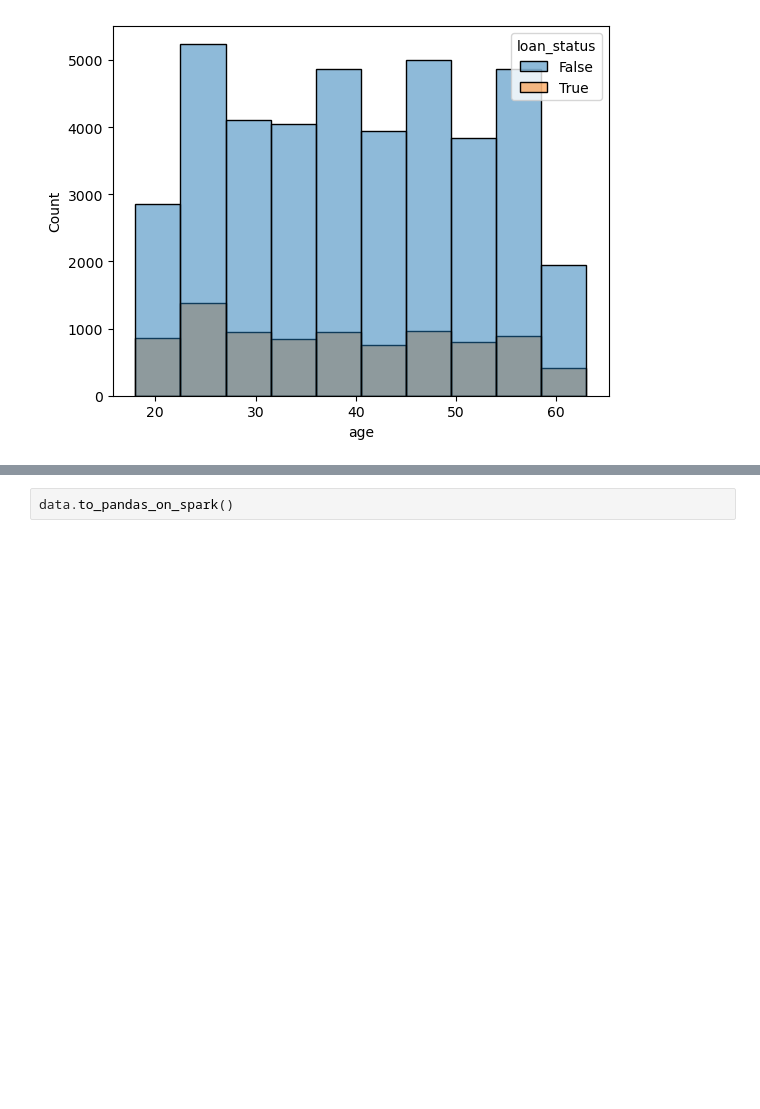
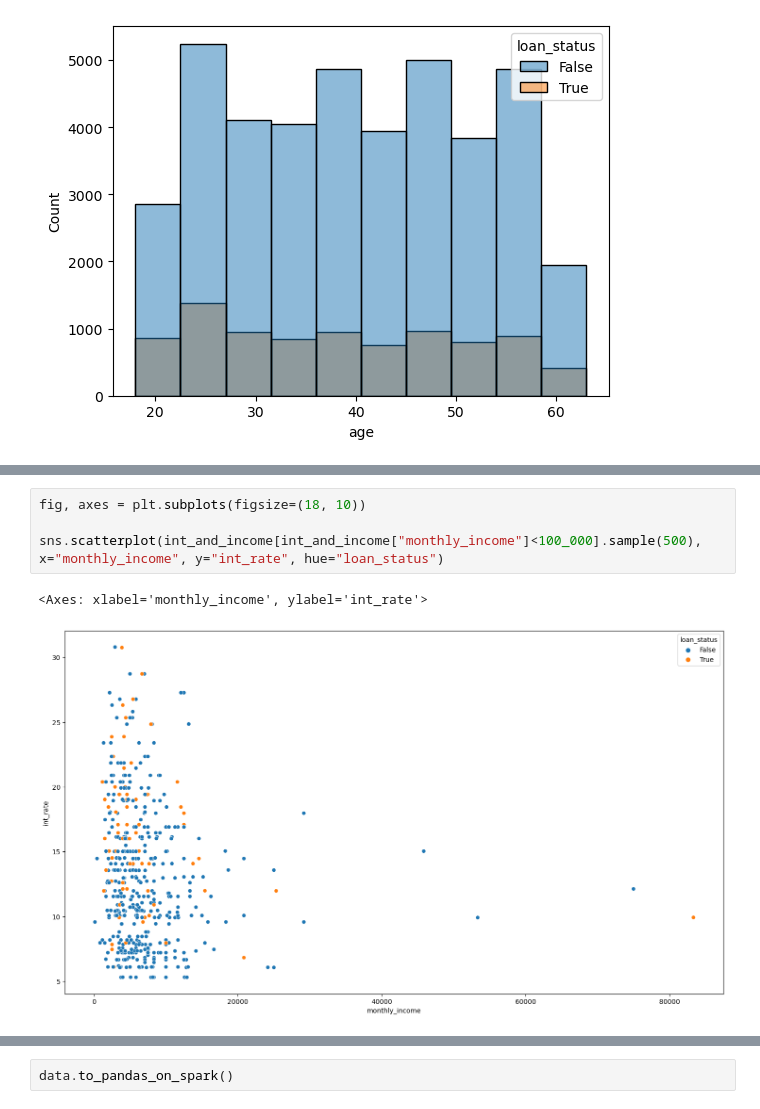
Before and after one commit to vengleab/BigData-Sunrise-2024, a Jupyter notebook: spark-sql/Spark SQL.ipynb, the cells around one changed output, grey strips where cells are left out. Cells and saved outputs as stored; diff of their text form; blank space fills up the shorter version.

```diff
--- a/spark-sql/Spark SQL.ipynb
+++ b/spark-sql/Spark SQL.ipynb
@@ -442,0 +644,7 @@ only showing top 20 rows
+# %%
+fig, axes = plt.subplots(figsize=(18, 10))
+
+sns.scatterplot(int_and_income[int_and_income["monthly_income"]<100_000].sample(500), x="monthly_income", y="int_rate", hue="loan_status")
+# %% [output]
+<Axes: xlabel='monthly_income', ylabel='int_rate'>
+[figure, added]
```
Also changed, not shown: parts of 20 cells of this notebook.
